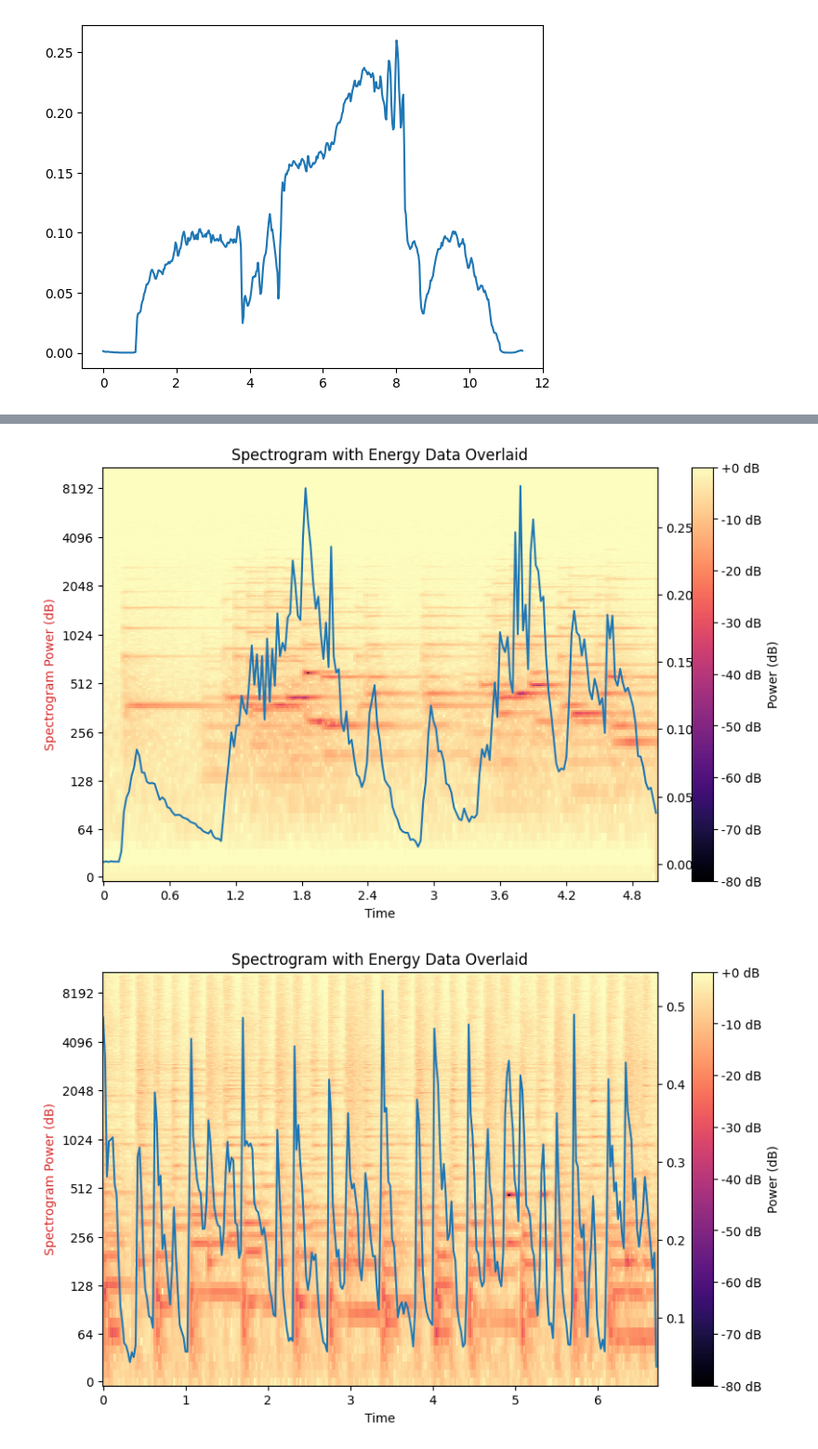
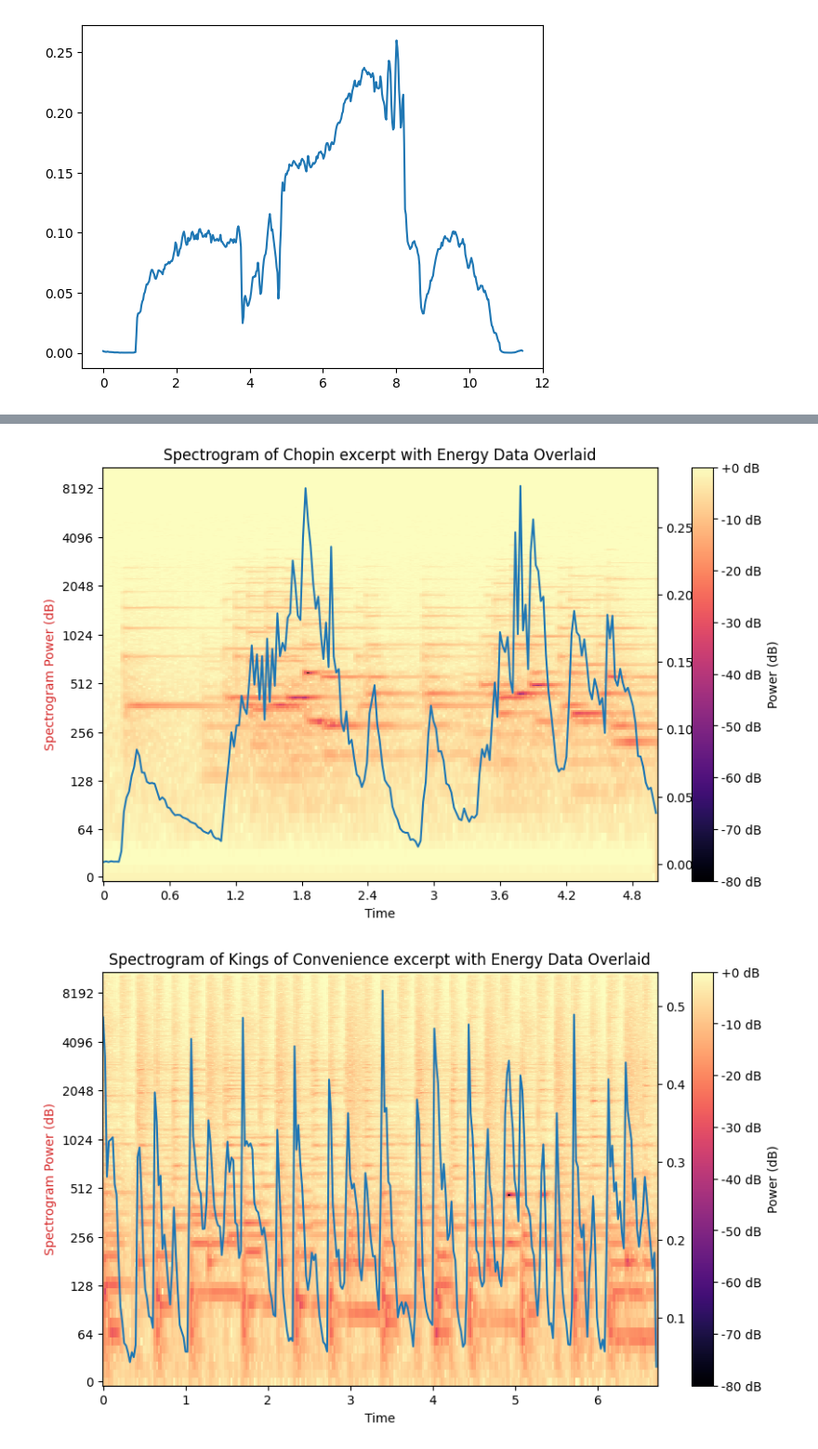
Before and after one commit to jcdevaney/audioAnalysisWorkshop, a Jupyter notebook: audioAnalysisWorkbook.ipynb, the cells around one changed output, grey strips where cells are left out. Shown at 93% size. Cells and saved outputs as stored; diff of their text form; code cells hidden in the pictures.

```diff
--- a/audioAnalysisWorkbook.ipynb
+++ b/audioAnalysisWorkbook.ipynb
@@ -16,7 +22,7 @@ import librosa
 # %% [markdown]
 # Define a function to plot a spectrogram with an overlay data exported from a VAMP plugin
 # %%
-def overlayPlot(audiofile,dataDF):
+def overlayPlot(audiofile,dataDF,title):
     # open audio file
     y, fs = librosa.load(audiofile)
 
@@ -39,7 +45,7 @@ def overlayPlot(audiofile,dataDF):
     cbar = plt.colorbar(format='%+2.0f dB', ax=ax1)
     cbar.set_label('Power (dB)')
 
-    plt.title('Spectrogram with Energy Data Overlaid')
+    plt.title(title)
     plt.show()
 # %% [markdown]
 # Load and examine a VAMP plugin csv file
@@ -76,17 +83,19 @@ overlayPlot(audiofileEX,csvEx)
 # %%
 audiofileChopin = '/content/audioAnalysisWorkshop/audio/chopinSeg.wav'
 csvChopin = pd.read_csv('/content/audioAnalysisWorkshop/audio/chopinSeg_vamp_bbc-vamp-plugins_bbc-energy_rmsenergy.csv',names=['Time','Data'])
+titleChopin = 'Spectrogram of Chopin excerpt with Energy Data Overlaid'
 
-overlayPlot(audiofileChopin,csvChopin)
+overlayPlot(audiofileChopin,csvChopin,titleChopin)
 # %% [output]
-[figure, old version]
+[figure, new version]
 # %%
 audiofileKings = '/content/audioAnalysisWorkshop/audio/kingsLoop.wav'
 csvKings = pd.read_csv('/content/audioAnalysisWorkshop/audio/kingsLoop_vamp_bbc-vamp-plugins_bbc-energy_rmsenergy.csv',names=['Time','Data'])
+titleKings = 'Spectrogram of Kings of Convenience excerpt with Energy Data Overlaid'
 
-overlayPlot(audiofileKings,csvKings)
+overlayPlot(audiofileKings,csvKings,titleKings)
 # %% [output]
-[figure, old version]
+[figure, new version]
 # %%
 audiofileMozart = '/content/audioAnalysisWorkshop/audio/mozartSeg.wav'
 csvMozart = pd.read_csv('/content/audioAnalysisWorkshop/audio/mozartSeg_vamp_bbc-vamp-plugins_bbc-energy_rmsenergy.csv',names=['Time','Data'])
```
Also changed, not shown: parts of 3 cells of this notebook.
